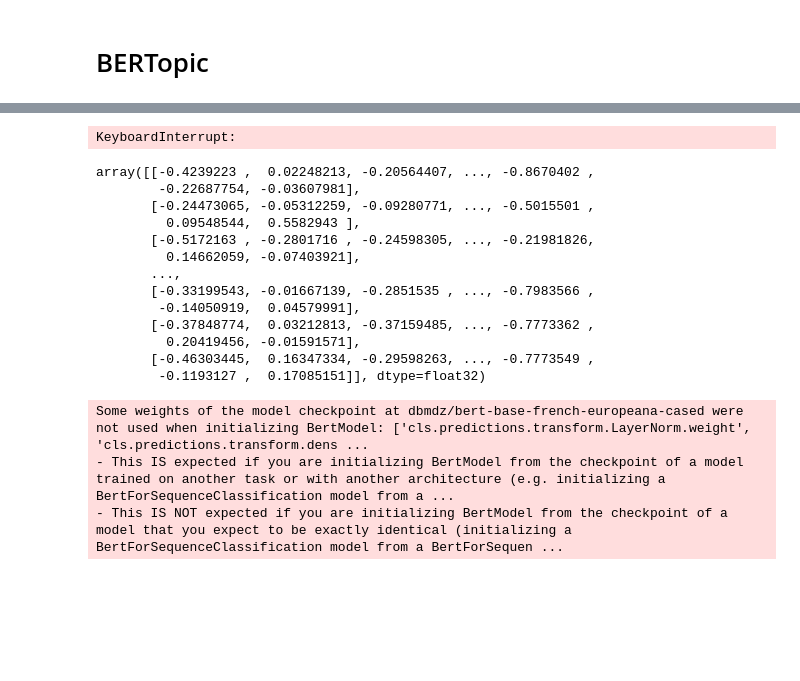
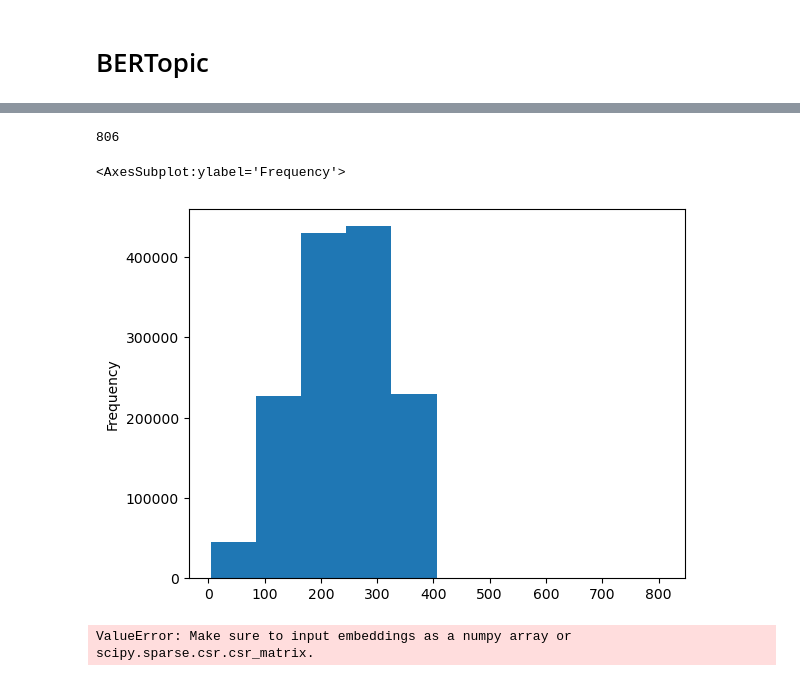
Before and after one commit to GuilhemSicard/Future-Anxiety, a Jupyter notebook: TopicModeling .ipynb, the cells around one changed output, grey strips where cells are left out. Drawn from its saved outputs; the diff is of its cells as text; code cells hidden in the pictures; blank space fills up the shorter version.

```diff
--- a/TopicModeling .ipynb
+++ b/TopicModeling .ipynb
@@ -187,33 +196,2 @@ Topic #13
 # %% [markdown]
 # BERTopic
-# %%
-
-## tokenizer ici meme, découper pour doc entre 256 et 512 bert token, en respectant les phrases et fournir embeddings + token + text
-def splitLongDoc(doc):
-    if len(doc._.label) != 0:
-        return '','', ''
-    length = len(doc)
-    if length>=800:
-        nSegment = int(length/800)+1
-        maxLen = length/nSegment
-        content = ['']
-        for sentence in doc.sents:
-            sentLen = len(sentence)
-            if (len(content[-1])+sentLen<maxLen) or (len(content[-1]) < 200):
-                content[-1] = content[-1] +' '+ sentence.text
-            else:
-                content.append(sentence.text)
-        if len(content[-1])<100:
-            content[-2] = content[-2] + ' ' +content[-1]
-            content = content[:-1]
-
-    else:
-        text = doc.text
-        content = [text] if len(text)>100 else ''
-
-    return doc._.ID, content, doc._.headline
-
-docs = [splitLongDoc(doc) for doc in doc_bin.get_docs(nlp.vocab)]
-docs = [(ID, content, headline) for ID, content, headline in docs if content != '']
-BERTDf = pd.DataFrame(docs, columns=['ID','content','headline'])
-BERTDf= BERTDf.explode('content')
@@ -226,0 +350,7 @@ Some weights of the model checkpoint at /home/gsicard/.cache/torch/sentence_tran
+# %%
+print(BERTDf.tokens.apply(len).max())
+BERTDf.tokens.apply(len).plot.hist()
+# %% [output]
+806
+<AxesSubplot:ylabel='Frequency'>
+[figure, added]
@@ -227,30 +367,13 @@ Some weights of the model checkpoint at /home/gsicard/.cache/torch/sentence_tran
 # %%
-texts = BERTDf.content.tolist()
 vectorizer_model = CountVectorizer(ngram_range=(1, 3),
                                    max_df = 0.6,
                                    min_df = 5,
                                    strip_accents = 'unicode')
 topic_model = BERTopic(verbose=True,
-                       embedding_model=embedding_model,#'dbmdz/bert-base-french-europeana-cased',
+                       #embedding_model=embedding_model,#'dbmdz/bert-base-french-europeana-cased',
                        nr_topics = 'auto',
                        min_topic_size = 100,
                        vectorizer_model = vectorizer_model)
-topics, probs = topic_model.fit_transform(texts)
+topics, probs = topic_model.fit_transform(texts,embeddings)
 # %% [output]
-KeyboardInterrupt:
+ValueError: Make sure to input embeddings as a numpy array or scipy.sparse.csr.csr_matrix.
-# %%
-embedding_model.encode(texts[:2000],show_progress_bar=True)
-# %% [output]
-array([[-0.4239223 ,  0.02248213, -0.20564407, ..., -0.8670402 ,
-        -0.22687754, -0.03607981],
-       [-0.24473065, -0.05312259, -0.09280771, ..., -0.5015501 ,
-         0.09548544,  0.5582943 ],
-       [-0.5172163 , -0.2801716 , -0.24598305, ..., -0.21981826,
-         0.14662059, -0.07403921],
-       ...,
-       [-0.33199543, -0.01667139, -0.2851535 , ..., -0.7983566 ,
-        -0.14050919,  0.04579991],
-       [-0.37848774,  0.03212813, -0.37159485, ..., -0.7773362 ,
-         0.20419456, -0.01591571],
-       [-0.46303445,  0.16347334, -0.29598263, ..., -0.7773549 ,
-        -0.1193127 ,  0.17085151]], dtype=float32)
@@ -262,8 +379,0 @@ print(a)
-# %%
-from transformers.pipelines import pipeline, autoTokenizer
-tokenizer = AutoTokenizer.from_pretrained("dbmdz/electra-base-french-europeana-cased-discriminator")
-model =  pipeline("feature-extraction", model='dbmdz/bert-base-french-europeana-cased')
-# %% [output]
-Some weights of the model checkpoint at dbmdz/bert-base-french-europeana-cased were not used when initializing BertModel: ['cls.predictions.transform.LayerNorm.weight', 'cls.predictions.transform.dens ...
-- This IS expected if you are initializing BertModel from the checkpoint of a model trained on another task or with another architecture (e.g. initializing a BertForSequenceClassification model from a ...
-- This IS NOT expected if you are initializing BertModel from the checkpoint of a model that you expect to be exactly identical (initializing a BertForSequenceClassification model from a BertForSequen ...
```
Also changed, not shown: parts of 30 cells of this notebook, 1 other file.
